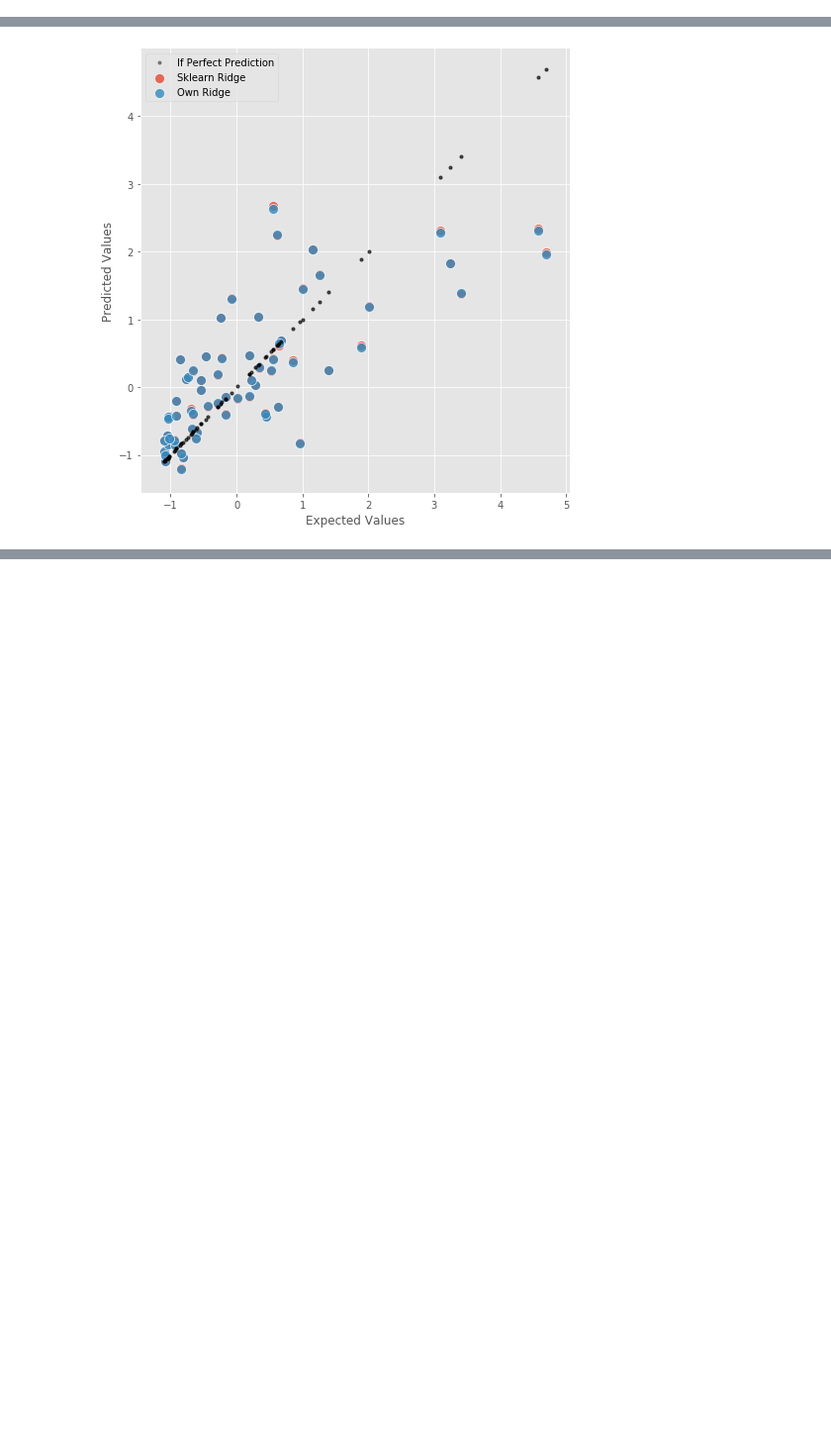
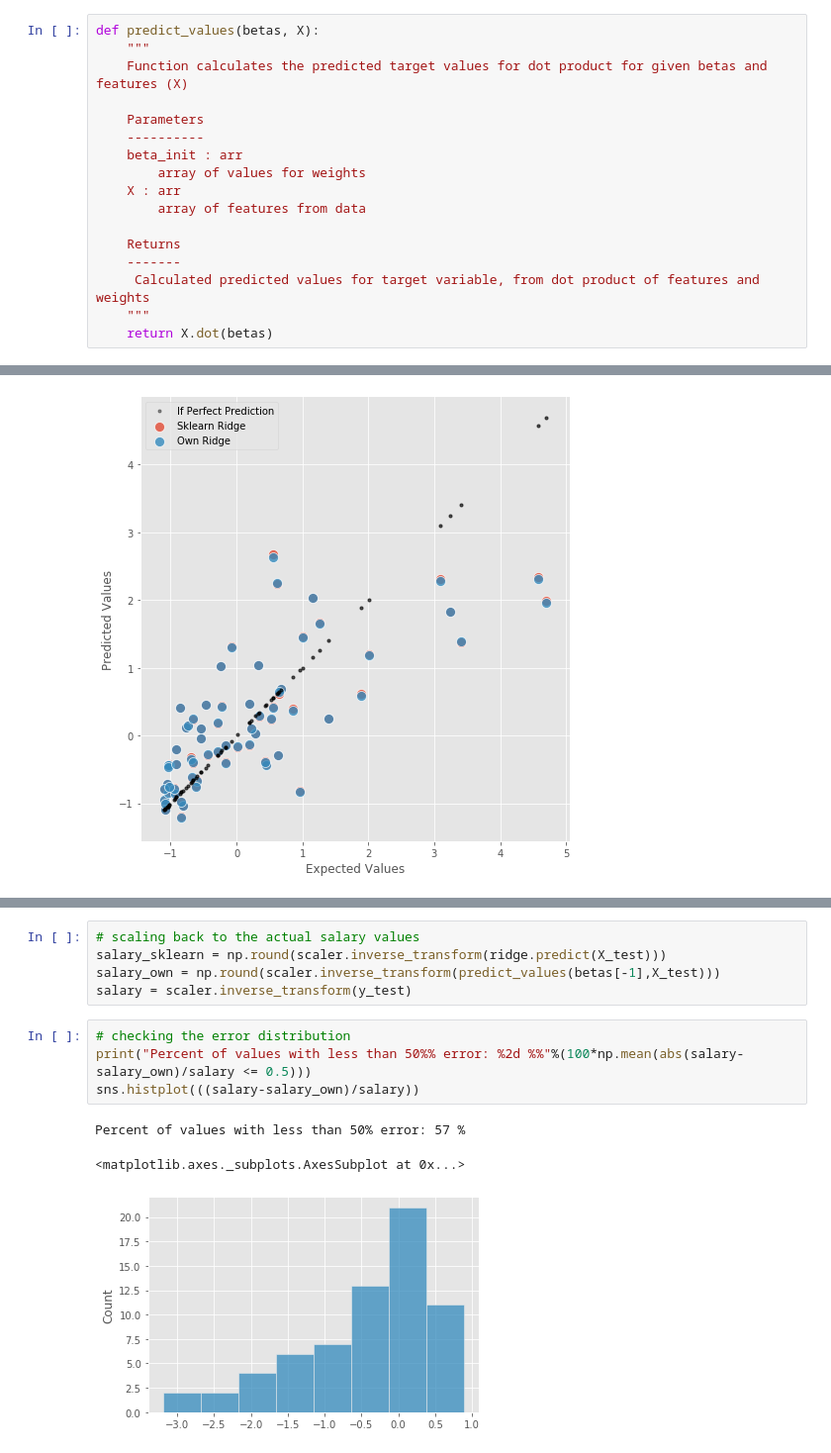
Before and after one commit to JUAN-SOLORIO/UW-MachineLearning, a Jupyter notebook: 1-Python/1 - Ridge Regression w Gradient Descent.ipynb, the cells around one changed output, grey strips where cells are left out. Shown: that part at 99% size. Cells and saved outputs as stored; diff of their text form; blank space fills up the shorter version.

Commit message:
plots to compare predictions and final push

```diff
--- a/1-Python/1 - Ridge Regression w Gradient Descent.ipynb
+++ b/1-Python/1 - Ridge Regression w Gradient Descent.ipynb
@@ -396,3 +400,20 @@ Objective value from our F(beta):  0.5249049124797414
+# %%
+def predict_values(betas, X):
+    """
+    Function calculates the predicted target values for dot product for given betas and features (X)
+
+    Parameters
+    ----------
+    beta_init : arr
+        array of values for weights
+    X : arr
+        array of features from data
+
+    Returns
+    -------
+     Calculated predicted values for target variable, from dot product of features and weights
+    """
+    return X.dot(betas)
 # %%
 # getting a dataframe of the predicted values for both my own algorithm and sklearn
 # for the test dataset
@@ -421,0 +447,13 @@ plt.show()
+# %%
+# scaling back to the actual salary values
+salary_sklearn = np.round(scaler.inverse_transform(ridge.predict(X_test)))
+salary_own = np.round(scaler.inverse_transform(predict_values(betas[-1],X_test)))
+salary = scaler.inverse_transform(y_test)
+# %%
+# checking the error distribution
+print("Percent of values with less than 50%% error: %2d %%"%(100*np.mean(abs(salary-salary_own)/salary <= 0.5)))
+sns.histplot(((salary-salary_own)/salary))
+# %% [output]
+Percent of values with less than 50% error: 57 %
+<matplotlib.axes._subplots.AxesSubplot at 0x...>
+[figure, added]
```
Also changed, not shown: parts of 4 cells of this notebook.
